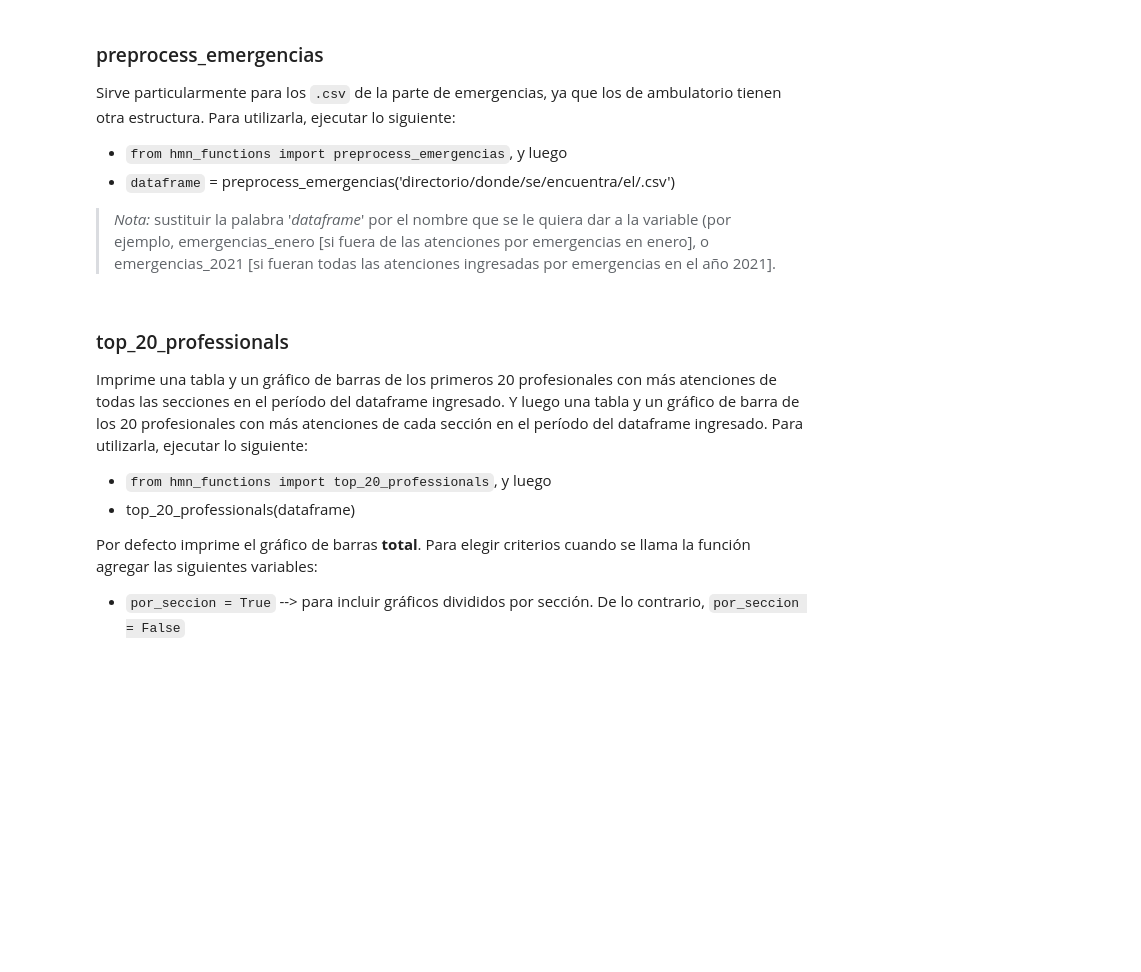
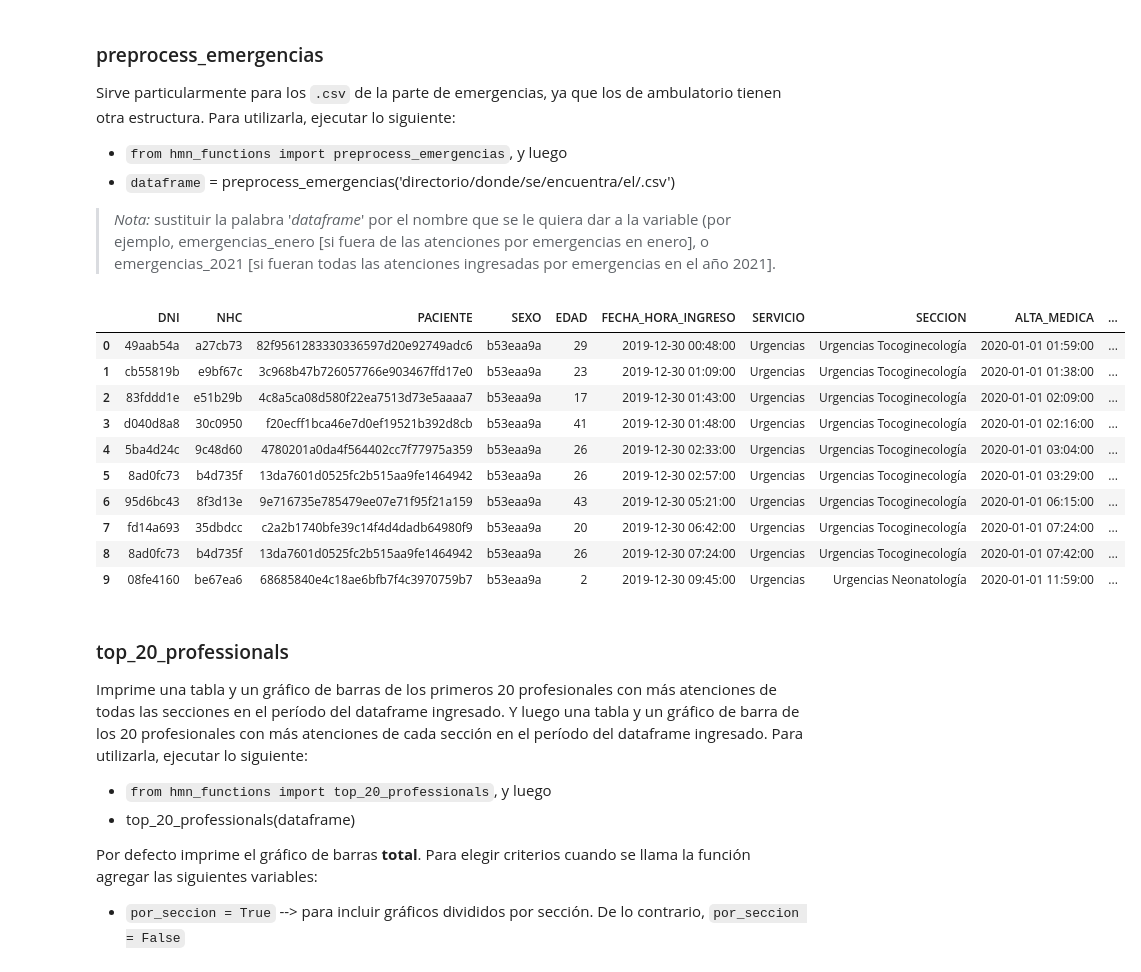
Before and after one commit to markitos314/HMN, a Jupyter notebook: emergency.ipynb, the cells around one changed output. Saved outputs shown, nothing was run; the diff lists cells and outputs as text; code cells hidden in the pictures; blank space fills up the shorter version.

```diff
--- a/emergency.ipynb
+++ b/emergency.ipynb
@@ -55,7 +55,20 @@ csv_file = "emergency_masked.csv"
 # %%
 # Ejemplo:
 from hmn_functions import preprocess_emergencias
 emergencia = preprocess_emergencias(csv_file)
+emergencia.head(10)
+# %% [output]
+|  | DNI | NHC | PACIENTE | SEXO | EDAD | FECHA_HORA_INGRESO | SERVICIO | SECCION | ALTA_MEDICA | ... |
+| 0 | 49aab54a | a27cb73 | 82f9561283330336597d20e92749adc6 | b53eaa9a | 29 | 2019-12-30 00:48:00 | Urgencias | Urgencias Tocoginecología | 2020-01-01 01:59:00 | ... |
+| 1 | cb55819b | e9bf67c | 3c968b47b726057766e903467ffd17e0 | b53eaa9a | 23 | 2019-12-30 01:09:00 | Urgencias | Urgencias Tocoginecología | 2020-01-01 01:38:00 | ... |
+| 2 | 83fddd1e | e51b29b | 4c8a5ca08d580f22ea7513d73e5aaaa7 | b53eaa9a | 17 | 2019-12-30 01:43:00 | Urgencias | Urgencias Tocoginecología | 2020-01-01 02:09:00 | ... |
+| 3 | d040d8a8 | 30c0950 | f20ecff1bca46e7d0ef19521b392d8cb | b53eaa9a | 41 | 2019-12-30 01:48:00 | Urgencias | Urgencias Tocoginecología | 2020-01-01 02:16:00 | ... |
+| 4 | 5ba4d24c | 9c48d60 | 4780201a0da4f564402cc7f77975a359 | b53eaa9a | 26 | 2019-12-30 02:33:00 | Urgencias | Urgencias Tocoginecología | 2020-01-01 03:04:00 | ... |
+| 5 | 8ad0fc73 | b4d735f | 13da7601d0525fc2b515aa9fe1464942 | b53eaa9a | 26 | 2019-12-30 02:57:00 | Urgencias | Urgencias Tocoginecología | 2020-01-01 03:29:00 | ... |
+| 6 | 95d6bc43 | 8f3d13e | 9e716735e785479ee07e71f95f21a159 | b53eaa9a | 43 | 2019-12-30 05:21:00 | Urgencias | Urgencias Tocoginecología | 2020-01-01 06:15:00 | ... |
+| 7 | fd14a693 | 35dbdcc | c2a2b1740bfe39c14f4d4dadb64980f9 | b53eaa9a | 20 | 2019-12-30 06:42:00 | Urgencias | Urgencias Tocoginecología | 2020-01-01 07:24:00 | ... |
+| 8 | 8ad0fc73 | b4d735f | 13da7601d0525fc2b515aa9fe1464942 | b53eaa9a | 26 | 2019-12-30 07:24:00 | Urgencias | Urgencias Tocoginecología | 2020-01-01 07:42:00 | ... |
+| 9 | 08fe4160 | be67ea6 | 68685840e4c18ae6bfb7f4c3970759b7 | b53eaa9a | 2 | 2019-12-30 09:45:00 | Urgencias | Urgencias Neonatología | 2020-01-01 11:59:00 | ... |
 # %% [markdown]
 ### top_20_professionals
 Imprime una tabla y un gráfico de barras de los primeros 20 profesionales con más atenciones de todas las secciones en el período del dataframe ingresado. Y luego una tabla y un gráfico de barra de los 20 profesionales con más atenciones de cada sección en el período del dataframe ingresado. Para utilizarla, ejecutar lo siguiente:
```
